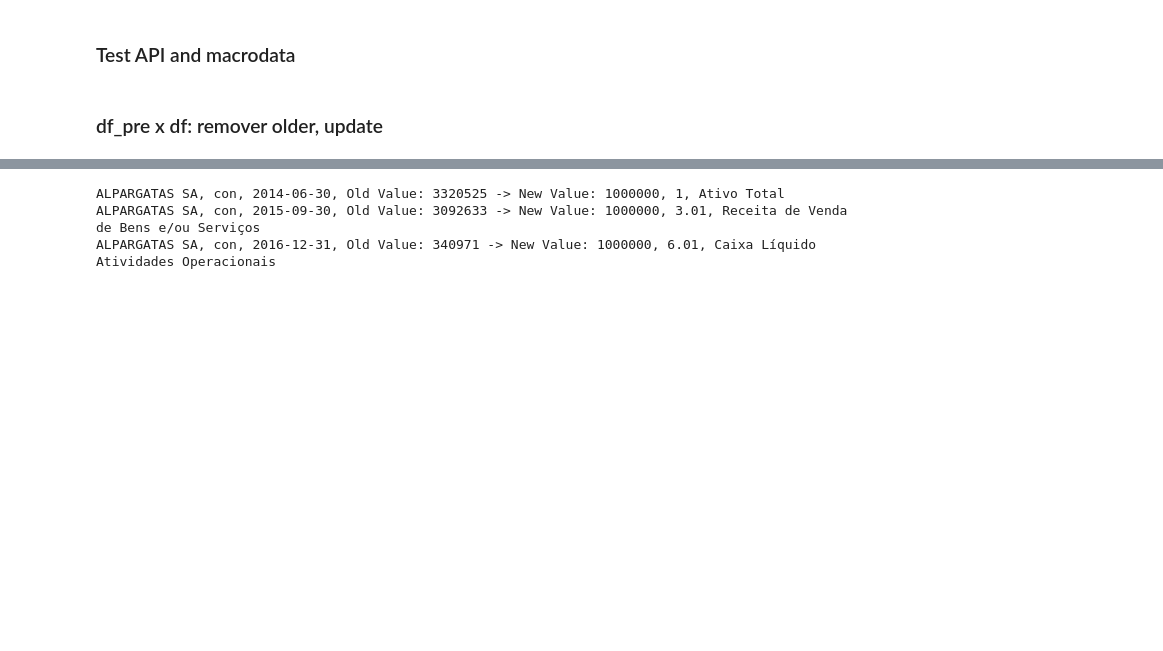
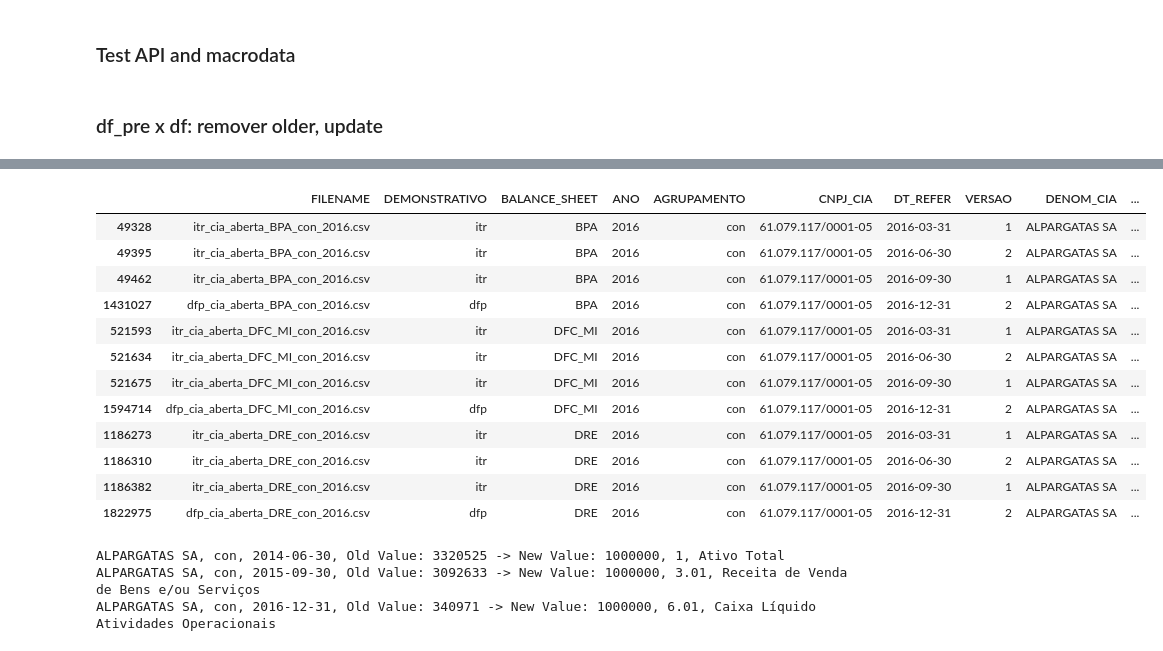
Before and after one commit to faustostangler/DSH, a Jupyter notebook: read_cvm.ipynb, the cells around one changed output, grey strips where cells are left out. Drawn from its saved outputs; the diff is of its cells as text; code cells hidden in the pictures; blank space fills up the shorter version.

```diff
--- a/read_cvm.ipynb
+++ b/read_cvm.ipynb
@@ -812,3 +797,19 @@ df_merged = {}
+# %%
+math
+# %% [output]
+|  | FILENAME | DEMONSTRATIVO | BALANCE_SHEET | ANO | AGRUPAMENTO | CNPJ_CIA | DT_REFER | VERSAO | DENOM_CIA | ... |
+| 49328 | itr_cia_aberta_BPA_con_2016.csv | itr | BPA | 2016 | con | 61.079.117/0001-05 | 2016-03-31 | 1 | ALPARGATAS SA | ... |
+| 49395 | itr_cia_aberta_BPA_con_2016.csv | itr | BPA | 2016 | con | 61.079.117/0001-05 | 2016-06-30 | 2 | ALPARGATAS SA | ... |
+| 49462 | itr_cia_aberta_BPA_con_2016.csv | itr | BPA | 2016 | con | 61.079.117/0001-05 | 2016-09-30 | 1 | ALPARGATAS SA | ... |
+| 1431027 | dfp_cia_aberta_BPA_con_2016.csv | dfp | BPA | 2016 | con | 61.079.117/0001-05 | 2016-12-31 | 2 | ALPARGATAS SA | ... |
+| 521593 | itr_cia_aberta_DFC_MI_con_2016.csv | itr | DFC_MI | 2016 | con | 61.079.117/0001-05 | 2016-03-31 | 1 | ALPARGATAS SA | ... |
+| 521634 | itr_cia_aberta_DFC_MI_con_2016.csv | itr | DFC_MI | 2016 | con | 61.079.117/0001-05 | 2016-06-30 | 2 | ALPARGATAS SA | ... |
+| 521675 | itr_cia_aberta_DFC_MI_con_2016.csv | itr | DFC_MI | 2016 | con | 61.079.117/0001-05 | 2016-09-30 | 1 | ALPARGATAS SA | ... |
+| 1594714 | dfp_cia_aberta_DFC_MI_con_2016.csv | dfp | DFC_MI | 2016 | con | 61.079.117/0001-05 | 2016-12-31 | 2 | ALPARGATAS SA | ... |
+| 1186273 | itr_cia_aberta_DRE_con_2016.csv | itr | DRE | 2016 | con | 61.079.117/0001-05 | 2016-03-31 | 1 | ALPARGATAS SA | ... |
+| 1186310 | itr_cia_aberta_DRE_con_2016.csv | itr | DRE | 2016 | con | 61.079.117/0001-05 | 2016-06-30 | 2 | ALPARGATAS SA | ... |
+| 1186382 | itr_cia_aberta_DRE_con_2016.csv | itr | DRE | 2016 | con | 61.079.117/0001-05 | 2016-09-30 | 1 | ALPARGATAS SA | ... |
+| 1822975 | dfp_cia_aberta_DRE_con_2016.csv | dfp | DRE | 2016 | con | 61.079.117/0001-05 | 2016-12-31 | 2 | ALPARGATAS SA | ... |
 # %%
 cia_columns = ['DENOM_CIA']
 quarter_columns = ['DT_REFER']
```
Also changed, not shown: parts of 9 cells of this notebook, 2 other files.
